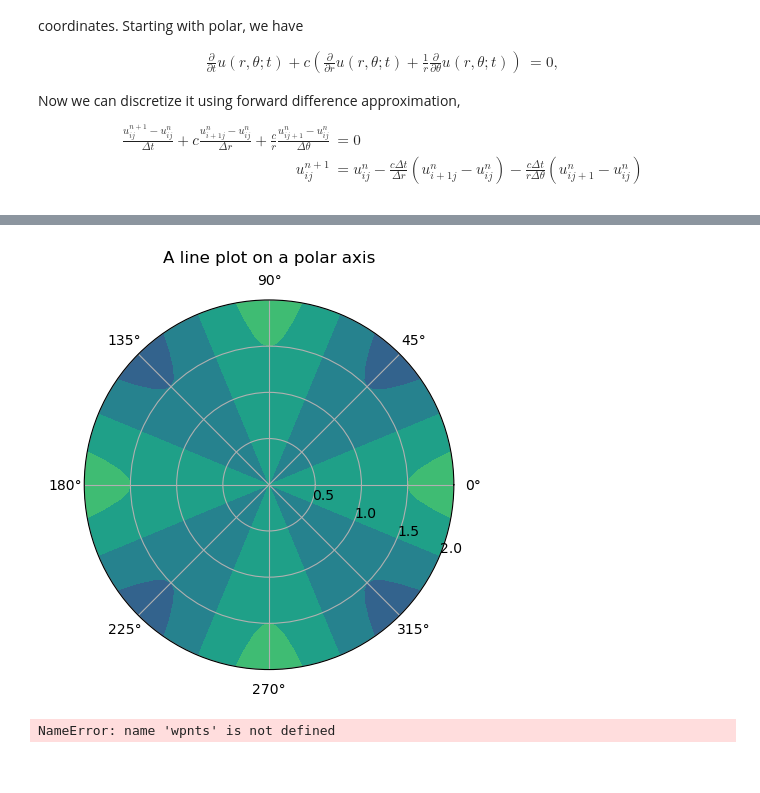
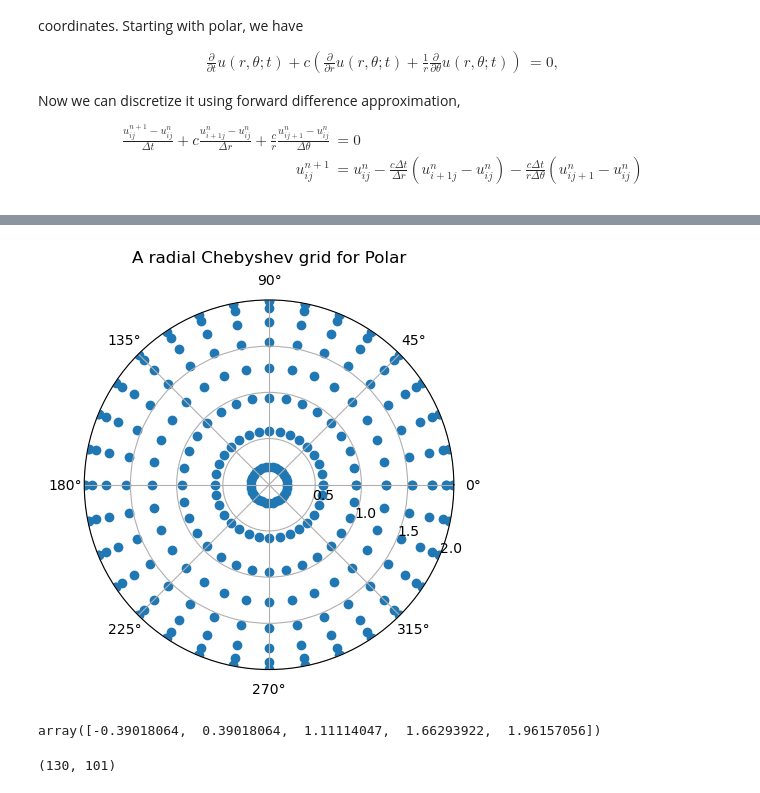
Before and after one commit to mtscott/Spectral-QTT, a Jupyter notebook: FinDiffCylSph(wk2).ipynb, the cells around one changed output, grey strips where cells are left out. Cells and saved outputs as stored; diff of their text form; code cells hidden in the pictures.

```diff
--- a/FinDiffCylSph(wk2).ipynb
+++ b/FinDiffCylSph(wk2).ipynb
@@ -207,21 +255,30 @@ For the centered difference, we see a similar structure:
 # %%
-r = np.linspace(0,5,101)
-theta = np.linspace(0,2*np.pi, 129)
-f = lambda r, theta: r * np.cos(4*theta)
+nr = 8
+rmax = 2
+r = rmax*np.polynomial.chebyshev.chebpts1(2*nr)
+r = np.append(r[nr:], rmax)
+theta = np.linspace(0,2*np.pi, 33)
+f = lambda r, theta:  r*np.cos(2*theta)
 
 r, theta = np.meshgrid(r, theta)
 
 fig, ax = plt.subplots(subplot_kw={'projection': 'polar'})
-ax.contourf(theta, r, f(r,theta))
+#ax.contourf(theta,r,f(r,theta))
+ax.scatter(theta, r)
 ax.set_rmax(2)
 ax.set_rticks([0.5, 1, 1.5, 2])  # Less radial ticks
 ax.set_rlabel_position(-22.5)  # Move radial labels away from plotted line
 ax.grid(True)
 
-ax.set_title("A line plot on a polar axis", va='bottom')
+ax.set_title('A radial Chebyshev grid for Polar', va='bottom')
 plt.show()
 # %% [output]
-[figure, old version]
+[figure, new version]
+# %%
+r = 2*np.polynomial.chebyshev.chebpts1(8)
+r[3:]
+# %% [output]
+array([-0.39018064,  0.39018064,  1.11114047,  1.66293922,  1.96157056])
 # %%
 def cart2pol(x, y, z = 1):
 
@@ -414,7 +476,12 @@ def advec_FE_2DP(grid, pde):
 # %%
+nw, nr = 129, 100
 pde = advectionPDE(lambda r: 100, lambda t: 0, bndy_type = 'Dirichlet', dim = 1)
-grid = fd3dGridC(2,4)
+grid = fd3dGridC(nr,nw)
 
-rpnts, wpnts, u = advec_FE_2DP(grid, pde)
+rpts, wpts, u = advec_FE_2DP(grid, pde)
-# %% [output]
-NameError: name 'wpnts' is not defined
+# %%
+r, theta = np.meshgrid(rpts[1:], wpts)
+sol = solUnwrap(u,9)
+sol.shape
+# %% [output]
+(130, 101)
```
Also changed, not shown: parts of 16 cells of this notebook, 10 other files.
